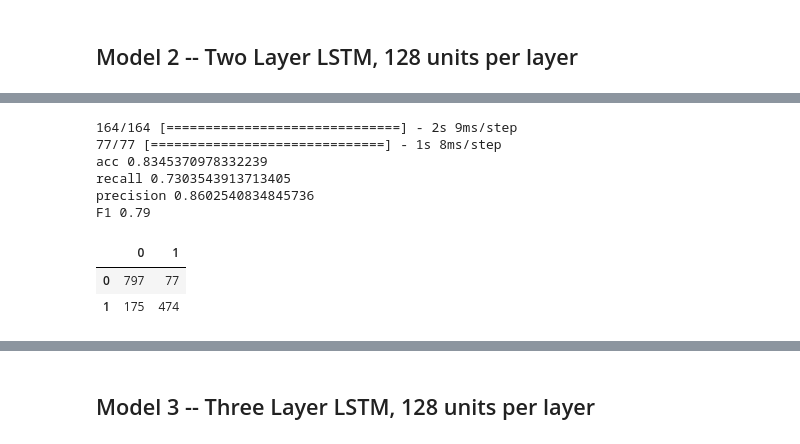
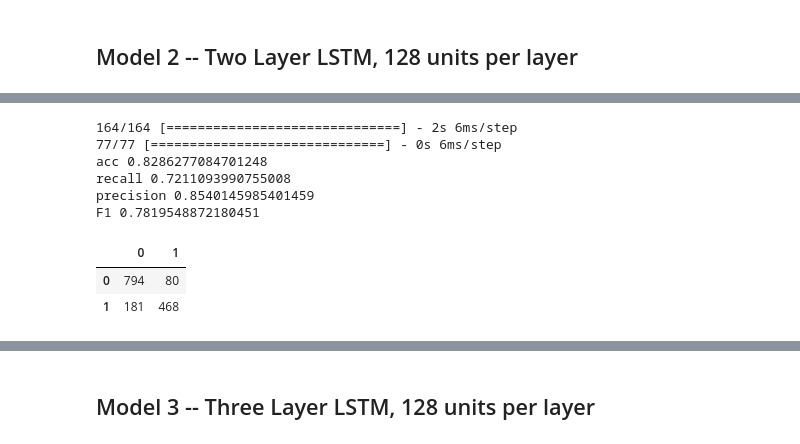
Before and after one commit to albert-kepner/kaggle_disaster_tweets, a Jupyter notebook: DisasterTweetsProject.ipynb, the cells around one changed output, grey strips where cells are left out. Cells and saved outputs as stored; diff of their text form; code cells hidden in the pictures.

```diff
--- a/DisasterTweetsProject.ipynb
+++ b/DisasterTweetsProject.ipynb
@@ -509,29 +560,29 @@ Epoch 11: early stopping
 # %%
 sub_num = 18
 
 predict_proba = model.predict(X_test,batch_size=20)
 predict = (predict_proba > 0.5).astype(int)
 
 submission = pd.DataFrame(df_test['id'])
 submission['target']=predict
 
 submission.to_csv(f'data/submission{sub_num}.csv',index=False)
 submission
 
 yp_proba = model.predict(X_valid, batch_size=20)
-yp = (yp_proba > 0.402).astype(int)
+yp = (yp_proba > 0.5).astype(int)
 print('acc', accuracy_score(valid_y, yp))
 print('recall', recall_score(valid_y, yp))
 print('precision', precision_score(valid_y, yp))
 print('F1', f1_score(valid_y, yp))
 pd.DataFrame(confusion_matrix(valid_y,yp))
 # %% [output]
-164/164 [==============================] - 2s 9ms/step
-77/77 [==============================] - 1s 8ms/step
-acc 0.8345370978332239
-recall 0.7303543913713405
-precision 0.8602540834845736
-F1 0.79
+164/164 [==============================] - 2s 6ms/step
+77/77 [==============================] - 0s 6ms/step
+acc 0.8286277084701248
+recall 0.7211093990755008
+precision 0.8540145985401459
+F1 0.7819548872180451
 |  | 0 | 1 |
-| 0 | 797 | 77 |
-| 1 | 175 | 474 |
+| 0 | 794 | 80 |
+| 1 | 181 | 468 |
```
Also changed, not shown: parts of 25 cells of this notebook, 1 other file.
